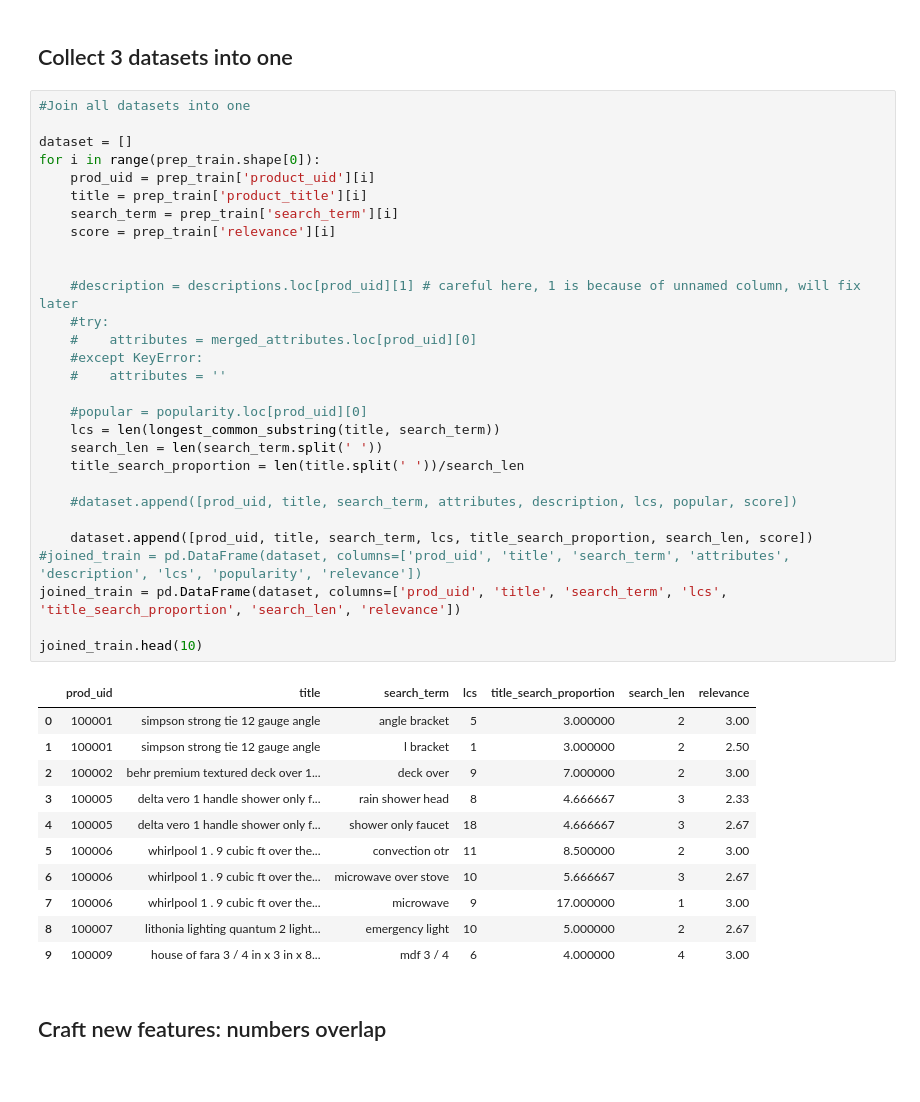
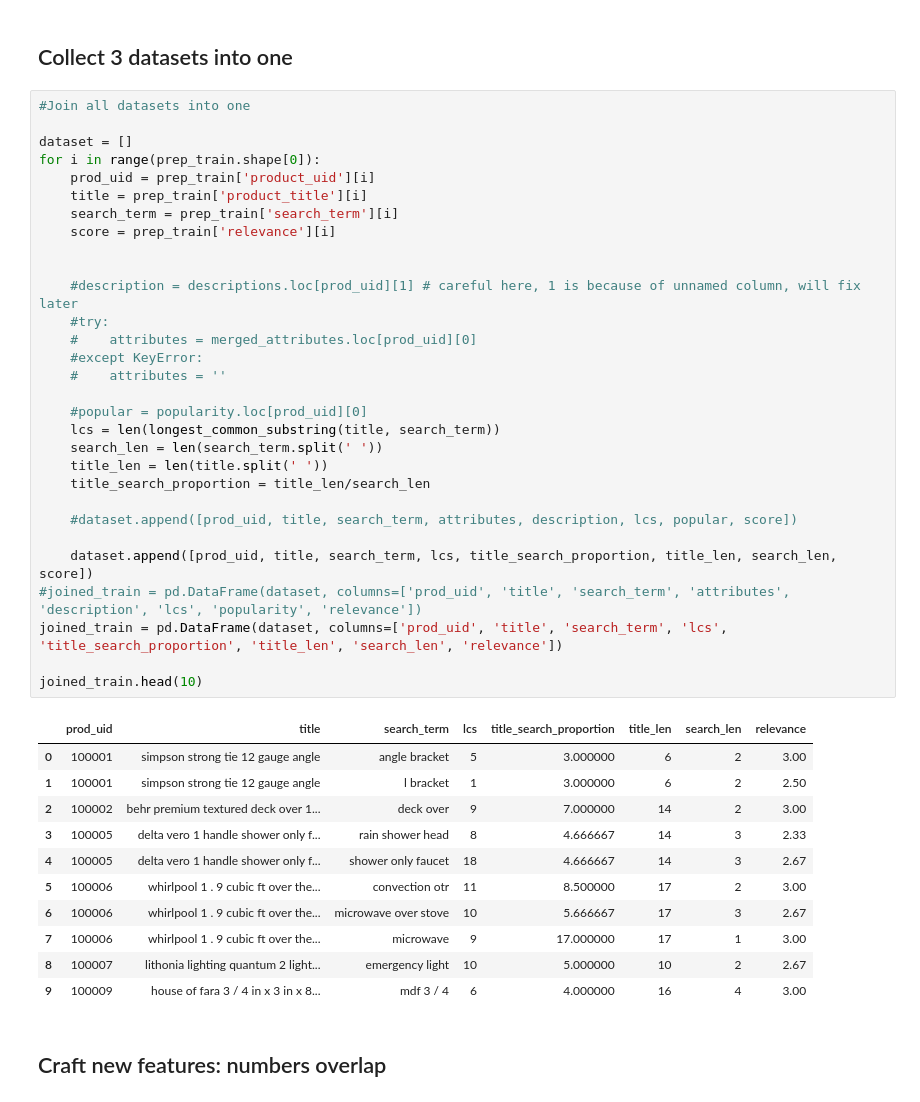
Before and after one commit to zeyger/home-depot, a Jupyter notebook: notebooks/home-depot.ipynb, the cells around one changed output. Saved outputs shown, nothing was run; the diff lists cells and outputs as text.

```diff
--- a/notebooks/home-depot.ipynb
+++ b/notebooks/home-depot.ipynb
@@ -760,44 +760,45 @@ Name: count, dtype: int64
 # %%
 #Join all datasets into one
 
 dataset = []
 for i in range(prep_train.shape[0]):
     prod_uid = prep_train['product_uid'][i]
     title = prep_train['product_title'][i]
     search_term = prep_train['search_term'][i]
     score = prep_train['relevance'][i]
 
 
     #description = descriptions.loc[prod_uid][1] # careful here, 1 is because of unnamed column, will fix later
     #try:
     #    attributes = merged_attributes.loc[prod_uid][0]
     #except KeyError:
     #    attributes = ''
 
     #popular = popularity.loc[prod_uid][0]
     lcs = len(longest_common_substring(title, search_term))
     search_len = len(search_term.split(' '))
-    title_search_proportion = len(title.split(' '))/search_len
+    title_len = len(title.split(' '))
+    title_search_proportion = title_len/search_len
 
     #dataset.append([prod_uid, title, search_term, attributes, description, lcs, popular, score])
 
-    dataset.append([prod_uid, title, search_term, lcs, title_search_proportion, search_len, score])
+    dataset.append([prod_uid, title, search_term, lcs, title_search_proportion, title_len, search_len, score])
 #joined_train = pd.DataFrame(dataset, columns=['prod_uid', 'title', 'search_term', 'attributes', 'description', 'lcs', 'popularity', 'relevance'])
-joined_train = pd.DataFrame(dataset, columns=['prod_uid', 'title', 'search_term', 'lcs', 'title_search_proportion', 'search_len', 'relevance'])
+joined_train = pd.DataFrame(dataset, columns=['prod_uid', 'title', 'search_term', 'lcs', 'title_search_proportion', 'title_len', 'search_len', 'relevance'])
 
 joined_train.head(10)
 # %% [output]
-|  | prod_uid | title | search_term | lcs | title_search_proportion | search_len | relevance |
-| 0 | 100001 | simpson strong tie 12 gauge angle | angle bracket | 5 | 3.000000 | 2 | 3.00 |
-| 1 | 100001 | simpson strong tie 12 gauge angle | l bracket | 1 | 3.000000 | 2 | 2.50 |
-| 2 | 100002 | behr premium textured deck over 1... | deck over | 9 | 7.000000 | 2 | 3.00 |
-| 3 | 100005 | delta vero 1 handle shower only f... | rain shower head | 8 | 4.666667 | 3 | 2.33 |
-| 4 | 100005 | delta vero 1 handle shower only f... | shower only faucet | 18 | 4.666667 | 3 | 2.67 |
-| 5 | 100006 | whirlpool 1 . 9 cubic ft over the... | convection otr | 11 | 8.500000 | 2 | 3.00 |
-| 6 | 100006 | whirlpool 1 . 9 cubic ft over the... | microwave over stove | 10 | 5.666667 | 3 | 2.67 |
-| 7 | 100006 | whirlpool 1 . 9 cubic ft over the... | microwave | 9 | 17.000000 | 1 | 3.00 |
-| 8 | 100007 | lithonia lighting quantum 2 light... | emergency light | 10 | 5.000000 | 2 | 2.67 |
-| 9 | 100009 | house of fara 3 / 4 in x 3 in x 8... | mdf 3 / 4 | 6 | 4.000000 | 4 | 3.00 |
+|  | prod_uid | title | search_term | lcs | title_search_proportion | title_len | search_len | relevance |
+| 0 | 100001 | simpson strong tie 12 gauge angle | angle bracket | 5 | 3.000000 | 6 | 2 | 3.00 |
+| 1 | 100001 | simpson strong tie 12 gauge angle | l bracket | 1 | 3.000000 | 6 | 2 | 2.50 |
+| 2 | 100002 | behr premium textured deck over 1... | deck over | 9 | 7.000000 | 14 | 2 | 3.00 |
+| 3 | 100005 | delta vero 1 handle shower only f... | rain shower head | 8 | 4.666667 | 14 | 3 | 2.33 |
+| 4 | 100005 | delta vero 1 handle shower only f... | shower only faucet | 18 | 4.666667 | 14 | 3 | 2.67 |
+| 5 | 100006 | whirlpool 1 . 9 cubic ft over the... | convection otr | 11 | 8.500000 | 17 | 2 | 3.00 |
+| 6 | 100006 | whirlpool 1 . 9 cubic ft over the... | microwave over stove | 10 | 5.666667 | 17 | 3 | 2.67 |
+| 7 | 100006 | whirlpool 1 . 9 cubic ft over the... | microwave | 9 | 17.000000 | 17 | 1 | 3.00 |
+| 8 | 100007 | lithonia lighting quantum 2 light... | emergency light | 10 | 5.000000 | 10 | 2 | 2.67 |
+| 9 | 100009 | house of fara 3 / 4 in x 3 in x 8... | mdf 3 / 4 | 6 | 4.000000 | 16 | 4 | 3.00 |
 # %% [markdown]
 ## Craft new features: numbers overlap
 # %%
```
Also changed, not shown: parts of 7 cells of this notebook.
